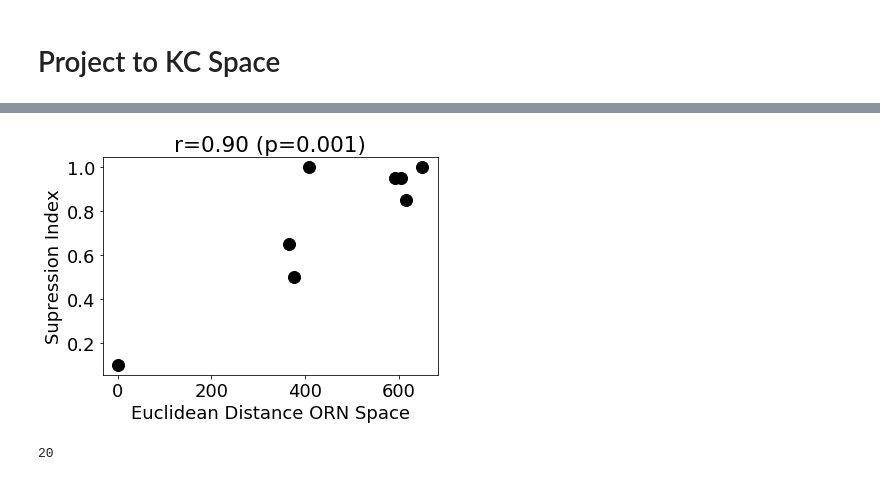
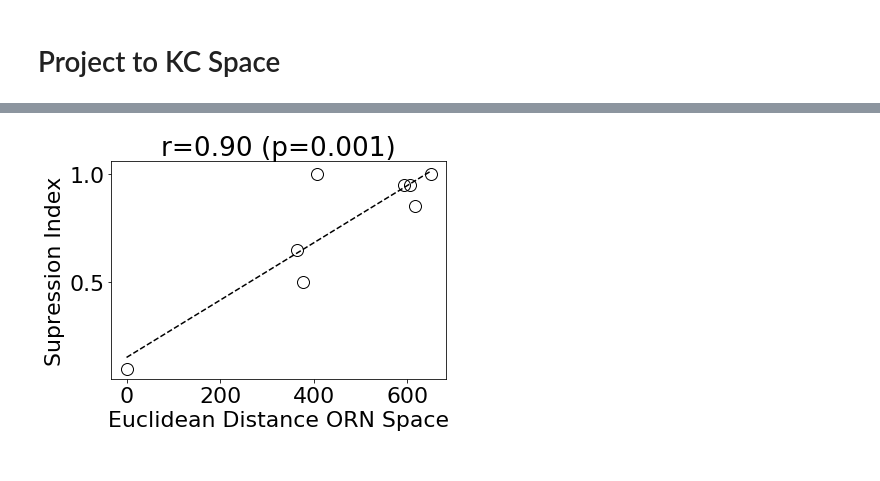
Before and after one commit to TimCSheehan/FLY_LSH, a Jupyter notebook: fly_dat/OdorAnalysis.ipynb, the cells around one changed output, grey strips where cells are left out. Cells and saved outputs as stored; diff of their text form; code cells hidden in the pictures.

```diff
--- a/fly_dat/OdorAnalysis.ipynb
+++ b/fly_dat/OdorAnalysis.ipynb
@@ -210,14 +213,17 @@ for i in range(693):
         cdf = np.cumsum(n_bin)/sum(n_bin)
         #t = np.arange(0,1,1/len(this_dat))
         t = bins[:-1]
-        plt.plot(t, cdf,'k',alpha=.1)
+        plt.plot(t, cdf*100,'k',alpha=.1)
         avg_bins.append(cdf)
     except:
         pass
 else:
+
+    rcParams.update({'font.size': 22})
     avg_trace = np.mean(np.stack(avg_bins),axis=0)
-    plt.plot(t, avg_trace,'r',linewidth=4)
+    plt.plot(t, avg_trace*100,'r',linewidth=4)
+    rcParams.update({'font.size': 22})
     plt.xlabel('Normalized Neural Activity')
-    plt.ylabel('# ORNs')
+    plt.ylabel('% ORNs')
     plt.show()
 # %% [output]
@@ -244,6 +250,7 @@ plt.show()
 [figure]
 # %%
 # no oil
+rcParams.update({'font.size': 12})
 plt.imshow(nNoOil)
 plt.show()
 # %% [output]
@@ -539,16 +547,16 @@ def one_tail_pearson(x,y):
     r,p = pearsonr(x,y)
     return (r,p/2)
 # %%
-plt.plot(Xd_euc[:],xx[:],'ko',ms=12)
+plt.plot(Xd_euc[:],xx[:],'ko',ms=12,markerfacecolor='none')
 # plt.title('r=%.2f (p=%.4f)' %spearmanr(Xd_euc,xx))
 plt.title('r=%.2f (p=%.3f)' %one_tail_pearson(Xd_euc,xx))
+
+slope, intercept, _, pp, _ = linregress(Xd_euc,xx)
+xxx = np.array([0,375,650])
+plt.plot(xxx,xxx*slope+intercept,'k--')
 
 plt.xlabel('Euclidean Distance ORN Space')
 plt.ylabel('Supression Index')
 plt.show()
 # %% [output]
-[figure, old version]
+[figure, new version]
-# %%
-ms
-# %% [output]
-20
```
Also changed, not shown: parts of 18 cells of this notebook.
